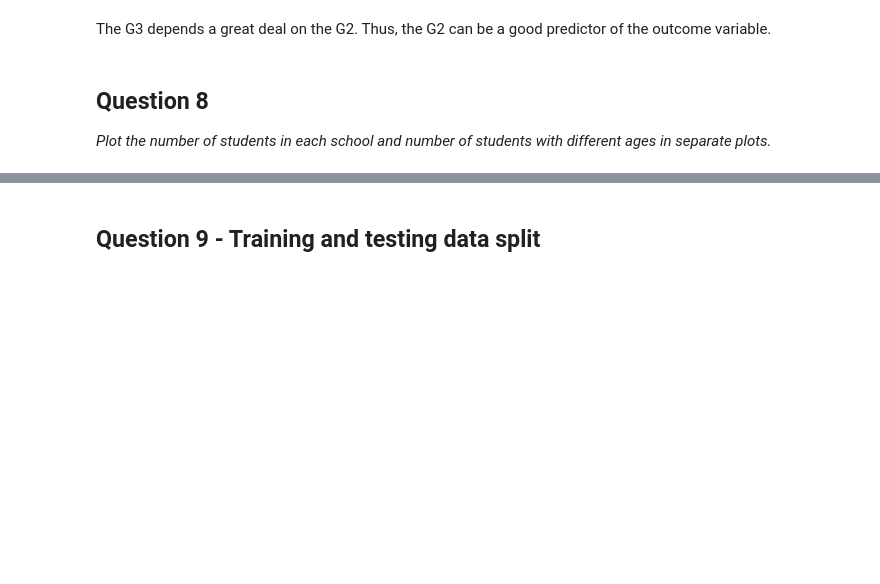
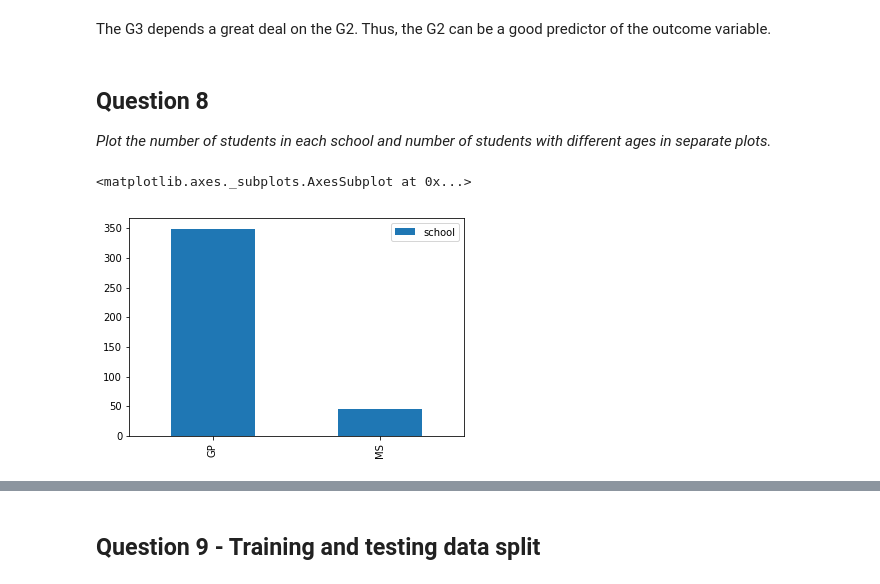
Before and after one commit to GreatLearningAIML1/bangalore-aug19-batch-knightriderX, a Jupyter notebook: R3_External_Lab_Logistic_and_Naive_bayes_questions_KG_Solutions.ipynb, the cells around one changed output, grey strips where cells are left out. Drawn from its saved outputs; the diff is of its cells as text; code cells hidden in the pictures; blank space fills up the shorter version.

```diff
--- a/R3_External_Lab_Logistic_and_Naive_bayes_questions_KG_Solutions.ipynb
+++ b/R3_External_Lab_Logistic_and_Naive_bayes_questions_KG_Solutions.ipynb
@@ -65,0 +184,3 @@ This data approach student achievement in secondary education of two Portuguese
+# %%
+studentData_df_final = studentData_df.drop(['traveltime', 'studytime', 'failures', 'famrel', 'freetime', 'Dalc'],axis=1 )
+studentData_df_final.columns
@@ -77,3 +252,8 @@ Take the list of categorical attributes(from the above result) and convert them
 *Consider the values in G1, G2 and G3 with >= 10 as pass(1) and < 10 as fail(0) and encode them into binary values. Print head of dataframe to check the values.*
 
 #### Answer:
+# %%
+for col in ['G1','G2','G3']:
+  studentData_df_final[col] = studentData_df_final[col].apply(lambda x: 1 if x >=10 else 0)
+
+studentData_df_final.head()
@@ -93,3 +296,8 @@ The G3 depends a great deal on the G2. Thus, the G2 can be a good predictor of t
 ## Question 8
 
 *Plot the number of students in each school and number of students with different ages in separate plots.*
+# %%
+studentData_df_final['school'].value_counts().plot(kind='bar',legend=True)
+# %% [output]
+<matplotlib.axes._subplots.AxesSubplot at 0x...>
+[figure, added]
```
Also changed, not shown: parts of 38 cells of this notebook.
